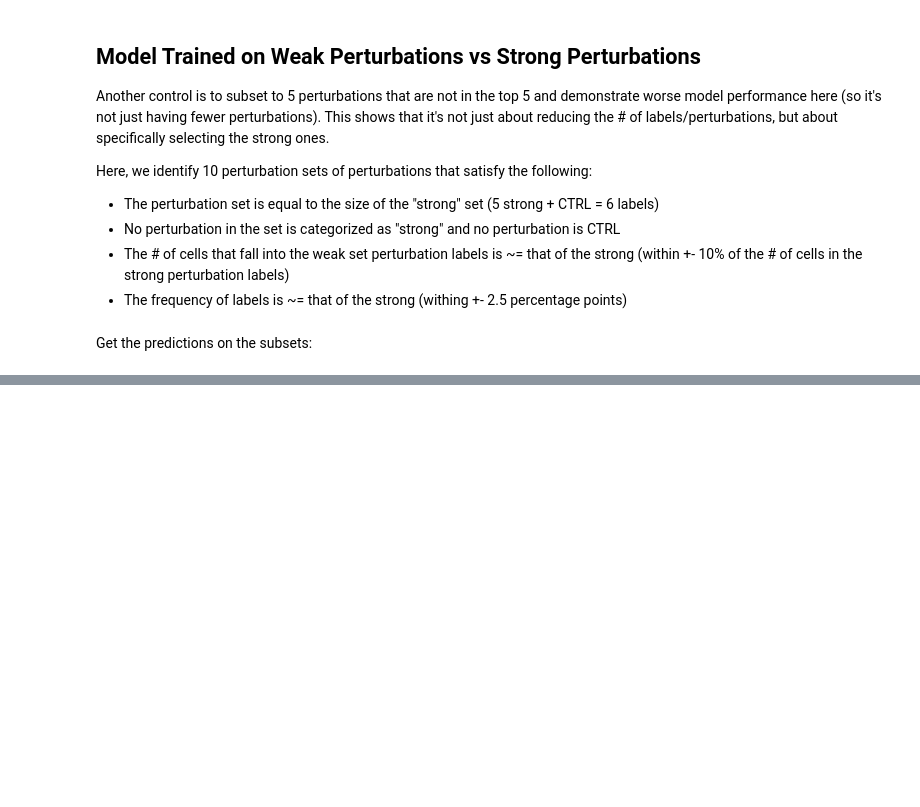
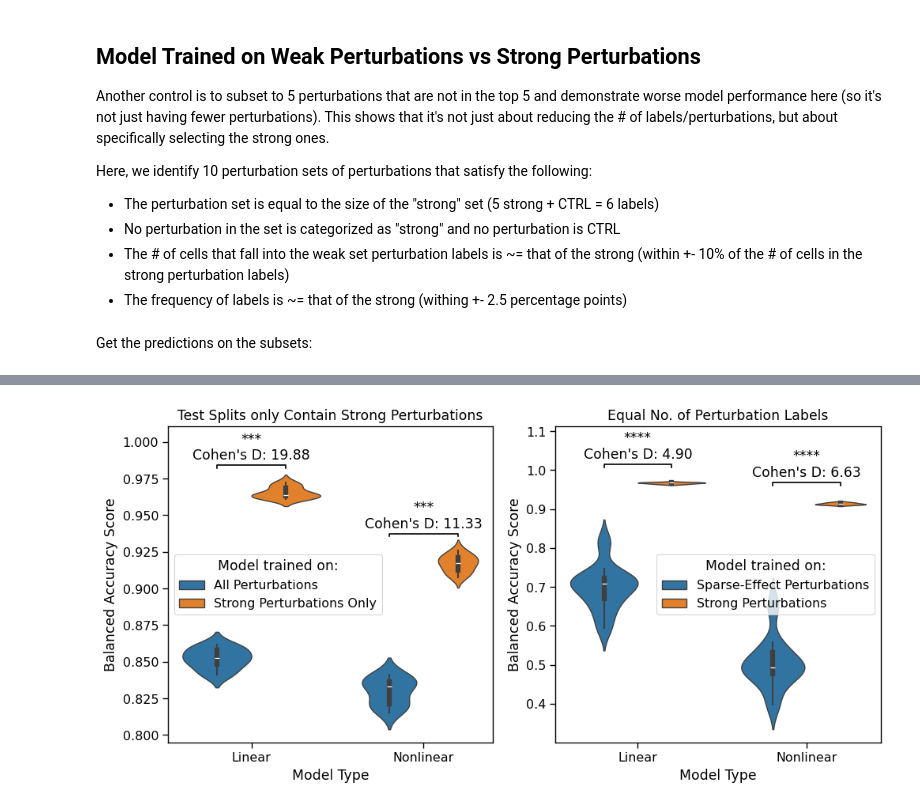
Before and after one commit to hmbaghdassarian/scLEMBAS, a Jupyter notebook: notebooks/McCauley_2024/02_subset_perturbations.ipynb, the cells around one changed output, grey strips where cells are left out. Cells and saved outputs as stored; diff of their text form; code cells hidden in the pictures; blank space fills up the shorter version.

```diff
--- a/notebooks/McCauley_2024/02_subset_perturbations.ipynb
+++ b/notebooks/McCauley_2024/02_subset_perturbations.ipynb
@@ -830,19 +989,0 @@ fig.savefig(os.path.join(data_path, 'figures',
-# %%
-import matplotlib.image as mpimg
-
-figs = [
-    os.path.join(data_path, 'figures', author + '_subset_performance_direct_comparison.png'),
-    os.path.join(data_path, 'figures', author + '_subset_performance_weak_comparison.png')
-]
-
-fig, axes = plt.subplots(ncols=2, figsize=(14, 6))
-
-for ax, fname in zip(axes, figs):
-    img = mpimg.imread(fname)
-    ax.imshow(img)
-    ax.axis("off")
-
-plt.tight_layout()
-fig.savefig(os.path.join(data_path, 'figures',
-                         author + '_subset_justification.png'),
-            dpi=300, bbox_inches="tight")
@@ -850,0 +990,63 @@ fig.savefig(os.path.join(data_path, 'figures',
+# %%
+# get statistics for left panel
+comp_stats_left = []
+for model_type in ['Linear', 'Nonlinear']:
+    res_sub = resA[resA.model == model_type].copy()
+    a = res_sub[res_sub.train_data == 'subset']['accuracy'].values
+    b = res_sub[res_sub.train_data == 'full']['accuracy'].values
+    pval = stats.mannwhitneyu(a, b, alternative='greater').pvalue
+    cd = cohens_d(a, b)
+    comp_stats_left.append({'model': model_type, 'pval': pval, 'cd': cd})
+comp_stats_left = pd.DataFrame(comp_stats_left)
+
+# get statistics for right panel
+comp_stats_right = []
+for model_type in ['Linear', 'Nonlinear']:
+    res_sub = res_all[res_all.model == model_type].copy()
+    a = res_sub[res_sub.set_type == 'strong']['accuracy'].values
+    b = res_sub[res_sub.set_type == 'weak']['accuracy'].values
+    pval = stats.mannwhitneyu(a, b, alternative='greater').pvalue
+    cd = cohens_d(a, b)
+    comp_stats_right.append({'model': model_type, 'pval': pval, 'cd': cd})
+comp_stats_right = pd.DataFrame(comp_stats_right)
+
+with sns.plotting_context('paper', font_scale=1.3):
+    fig, axes = plt.subplots(ncols=2, nrows=1, figsize=(5.1 * 2, 5.1))
+
+    # ---- Left panel ----
+    ax = axes[0]
+    sns.violinplot(
+        data=resA, x='model', y='accuracy', hue='train_data',
+        ax=ax, dodge=True
+    )
+    ax.set_xlabel('Model Type')
+    ax.set_ylabel('Balanced Accuracy Score')
+    ax.set_title('Test Splits only Contain Strong Perturbations')
+
+    handles, labels = ax.get_legend_handles_labels()
+    ax.legend(handles, ["All Perturbations", "Strong Perturbations Only"],
+              title="Model trained on:")
+
+    add_modelwise_hue_bars(ax, resA, comp_stats_left)
+
+    # ---- Right panel ----
+    ax = axes[1]
+    sns.violinplot(
+        data=res_all, x='model', y='accuracy', hue='set_type',
+        ax=ax, dodge=True
+    )
+    ax.set_xlabel('Model Type')
+    ax.set_ylabel('Balanced Accuracy Score')
+    ax.set_title('Equal No. of Perturbation Labels')
+
+    handles, labels = ax.get_legend_handles_labels()
+    ax.legend(handles, ["Sparse-Effect Perturbations", "Strong Perturbations"],
+              title="Model trained on:")
+
+    add_modelwise_hue_bars(ax, res, comp_stats_right)
+
+    plt.tight_layout()
+    fig.savefig(os.path.join(data_path, 'figures', author + '_subset_performance_combined.png'),
+                dpi=600, bbox_inches="tight")
+# %% [output]
+[figure, added]
```
Also changed, not shown: parts of 15 cells of this notebook, 12 other files.
